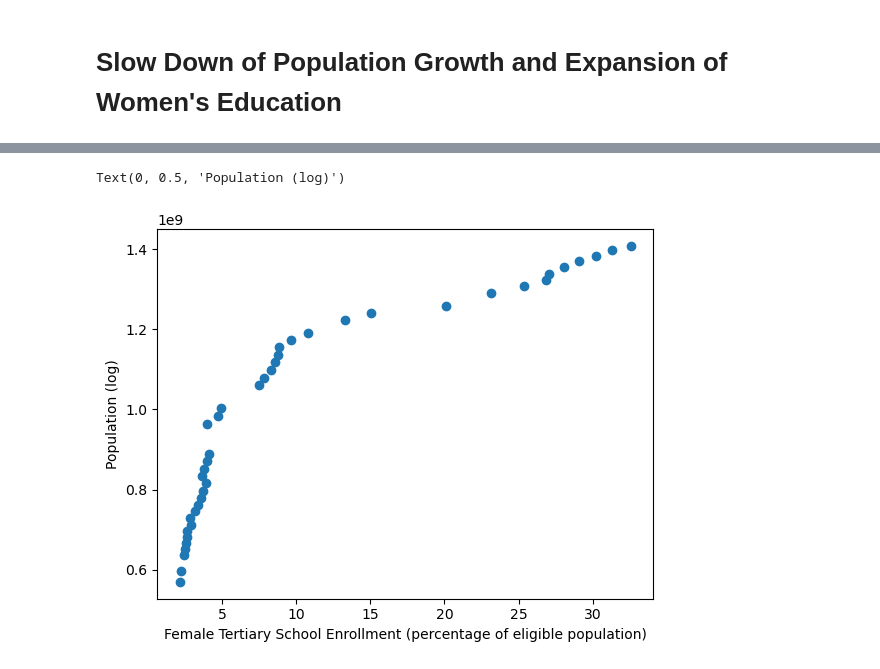
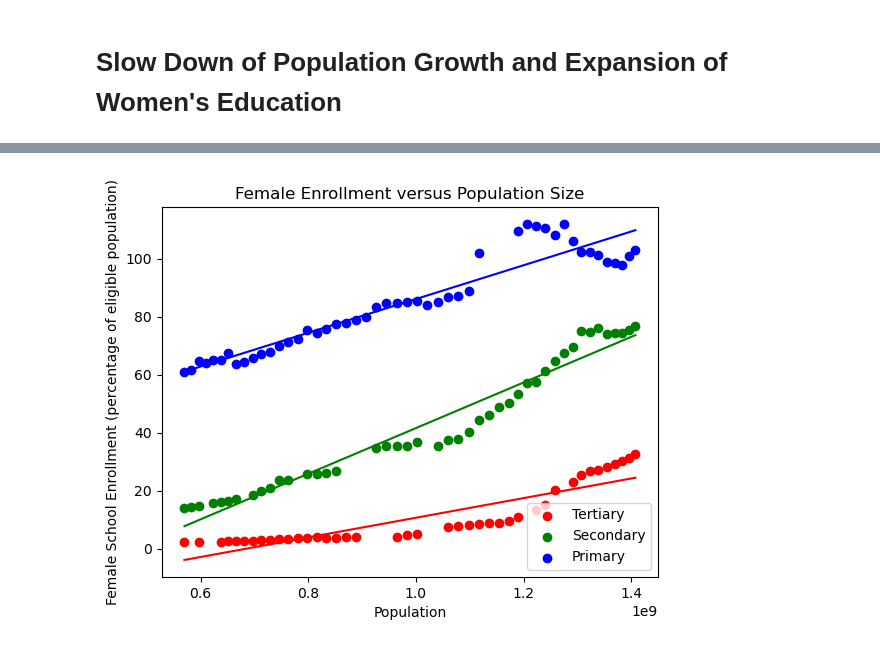
Before and after one commit to hoshiaip/EEP153Blake, a Jupyter notebook: project1.ipynb, the cells around one changed output, grey strips where cells are left out. Saved outputs shown, nothing was run; the diff lists cells and outputs as text; code cells hidden in the pictures.

```diff
--- a/project1.ipynb
+++ b/project1.ipynb
@@ -467,12 +395,0 @@ Text(0, 0.5, 'Population (log)')
-# %%
-se_ter_idx = se_ter.set_index(se_ter['date']).drop(columns=['date'])
-se_ter_asc = se_ter_idx.sort_index()
-ag_fdix = ag_idx
-se_ter_ag_merge = pd.merge(ag_fdix, se_ter_idx, on= "date")
-
-plt.scatter('Female Tertiary School Enrollment', 'Population', data=se_ter_ag_merge)
-plt.xlabel('Female Tertiary School Enrollment (percentage of eligible population)')
-plt.ylabel('Population (log)')
-# %% [output]
-Text(0, 0.5, 'Population (log)')
-[figure, removed]
@@ -479 +433,34 @@ Text(0, 0.5, 'Population (log)')
+# %%
+# visualize the relationship between female education and population size
+
+plt.scatter('Population', 'Female Tertiary School Enrollment', data=se_ter_ag_merge, label='Tertiary', color='red')
+x = se_ter_ag_merge['Population']
+y = se_ter_ag_merge['Female Tertiary School Enrollment']
+coeffs = np.polyfit(x, y, 1)
+polynomial = np.poly1d(coeffs)
+plt.plot(x, polynomial(x), 'r-')
+plt.ylabel('Female Tertiary School Enrollment (percentage of eligible population)')
+plt.xlabel('Population')
+
+plt.scatter('Population', 'Female Secondary School Enrollment', data=se_sec_ag_merge, label='Secondary', color='green')
+x = se_sec_ag_merge['Population']
+y = se_sec_ag_merge['Female Secondary School Enrollment']
+coeffs = np.polyfit(x, y, 1)
+polynomial = np.poly1d(coeffs)
+plt.plot(x, polynomial(x), 'g-')
+
+plt.scatter('Population', 'Female Primary School Enrollment', data=se_pr_ag_merge, label='Primary', color='blue')
+x = se_pr_ag_merge['Population']
+y = se_pr_ag_merge['Female Primary School Enrollment']
+coeffs = np.polyfit(x, y, 1)
+polynomial = np.poly1d(coeffs)
+plt.plot(x, polynomial(x), 'b-')
+
+plt.ylabel('Female School Enrollment (percentage of eligible population)')
+plt.xlabel('Population')
+plt.legend(loc='lower right')
+plt.title('Female Enrollment versus Population Size')
+plt.show()
+# %% [output]
+[figure, added]
 # %%
```
Also changed, not shown: parts of 21 cells of this notebook.
